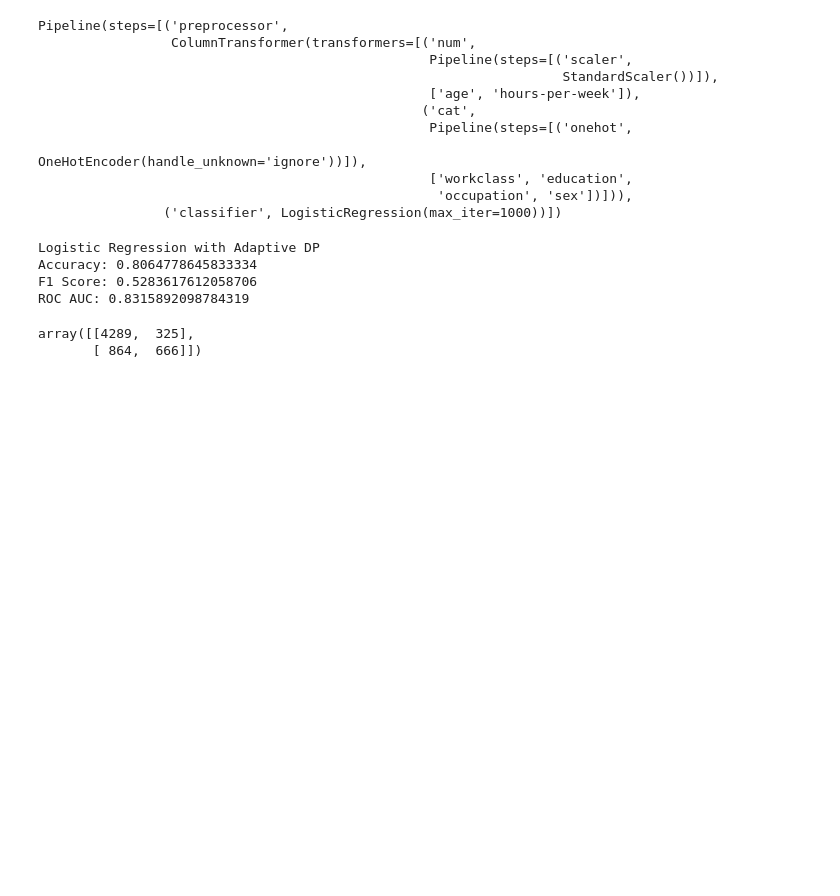
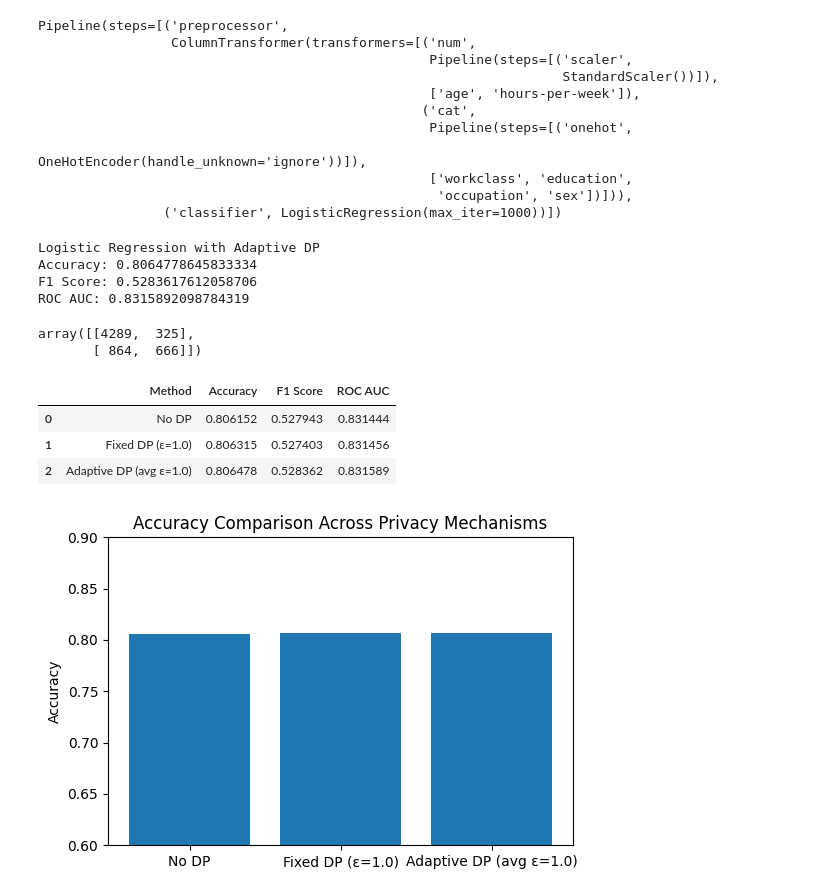
Before and after one commit to shatakshi-tech/adaptive-dp-data-science, a Jupyter notebook: notebook/Adaptive_Differential_Privacy_for_Data_Science.ipynb, the cells around one changed output. Saved outputs shown, nothing was run; the diff lists cells and outputs as text; code cells hidden in the pictures; blank space fills up the shorter version.

Commit message:
evaluation, privacy-utility analysis and final results

```diff
--- a/notebook/Adaptive_Differential_Privacy_for_Data_Science.ipynb
+++ b/notebook/Adaptive_Differential_Privacy_for_Data_Science.ipynb
@@ -635,3 +635,29 @@ confusion_matrix(y_test, y_pred_adp)
 # %% [output]
 array([[4289,  325],
        [ 864,  666]])
+# %%
+results_df = pd.DataFrame({
+    "Method": ["No DP", "Fixed DP (ε=1.0)", "Adaptive DP (avg ε=1.0)"],
+    "Accuracy": [
+        accuracy_score(y_test, y_pred_lr),
+        accuracy_score(y_test, y_pred_dp),
+        accuracy_score(y_test, y_pred_adp)
+    ],
+    "F1 Score": [
+        f1_score(y_test, y_pred_lr),
+        f1_score(y_test, y_pred_dp),
+        f1_score(y_test, y_pred_adp)
+    ],
+    "ROC AUC": [
+        roc_auc_score(y_test, y_prob_lr),
+        roc_auc_score(y_test, y_prob_dp),
+        roc_auc_score(y_test, y_prob_adp)
+    ]
+})
+
+results_df
+# %% [output]
+|  | Method | Accuracy | F1 Score | ROC AUC |
+| 0 | No DP | 0.806152 | 0.527943 | 0.831444 |
+| 1 | Fixed DP (ε=1.0) | 0.806315 | 0.527403 | 0.831456 |
+| 2 | Adaptive DP (avg ε=1.0) | 0.806478 | 0.528362 | 0.831589 |
@@ -637,0 +666,10 @@ array([[4289,  325],
+# %%
+plt.figure(figsize=(6,4))
+plt.bar(results_df["Method"], results_df["Accuracy"])
+plt.ylabel("Accuracy")
+plt.title("Accuracy Comparison Across Privacy Mechanisms")
+plt.ylim(0.6, 0.9)
+plt.savefig("Accuracy Comparison Across Privacy Mechanisms.png")
+plt.show()
+# %% [output]
+[figure, added]
```
Also changed, not shown: parts of 7 cells of this notebook, 1 other file.
